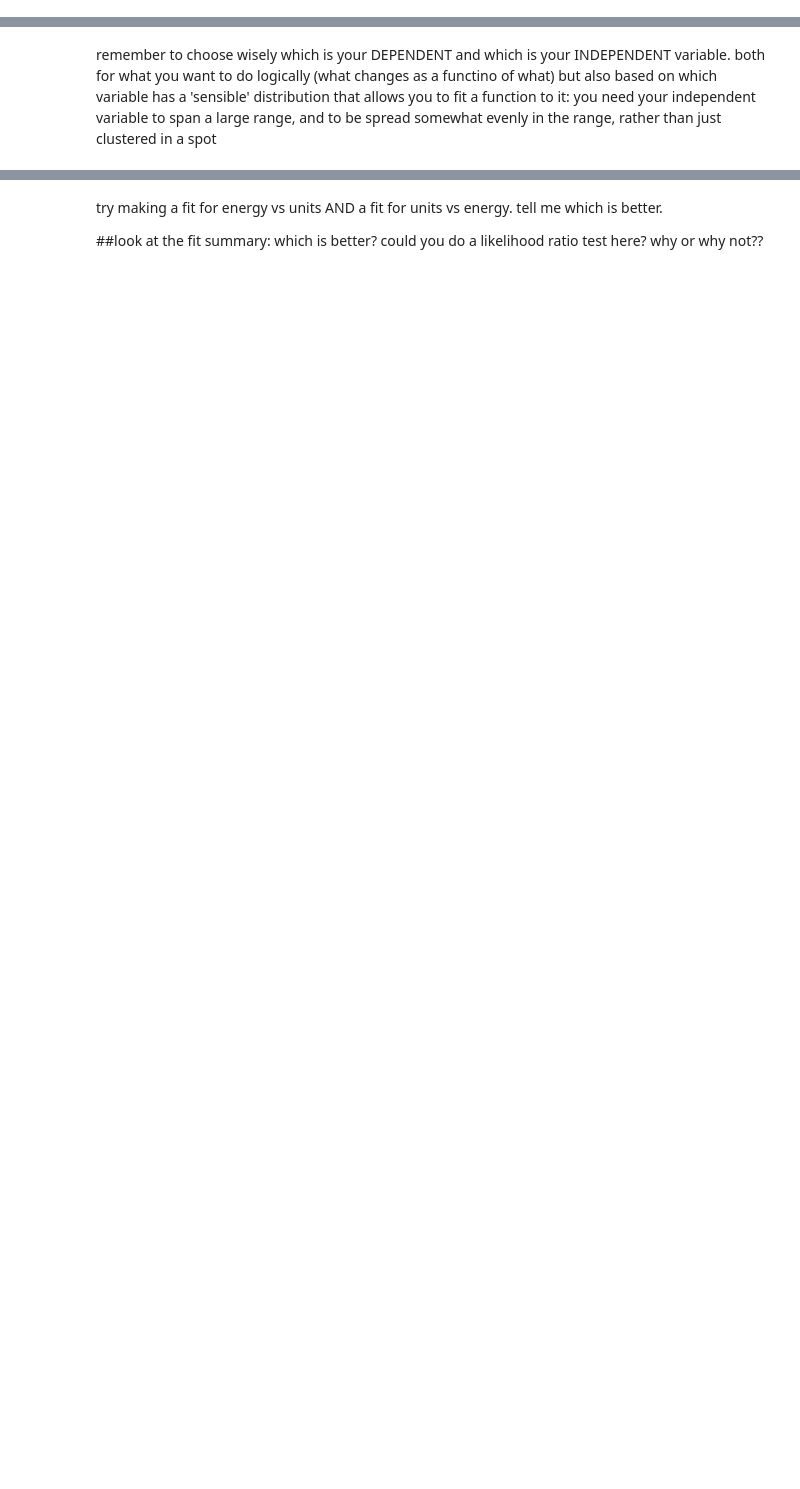
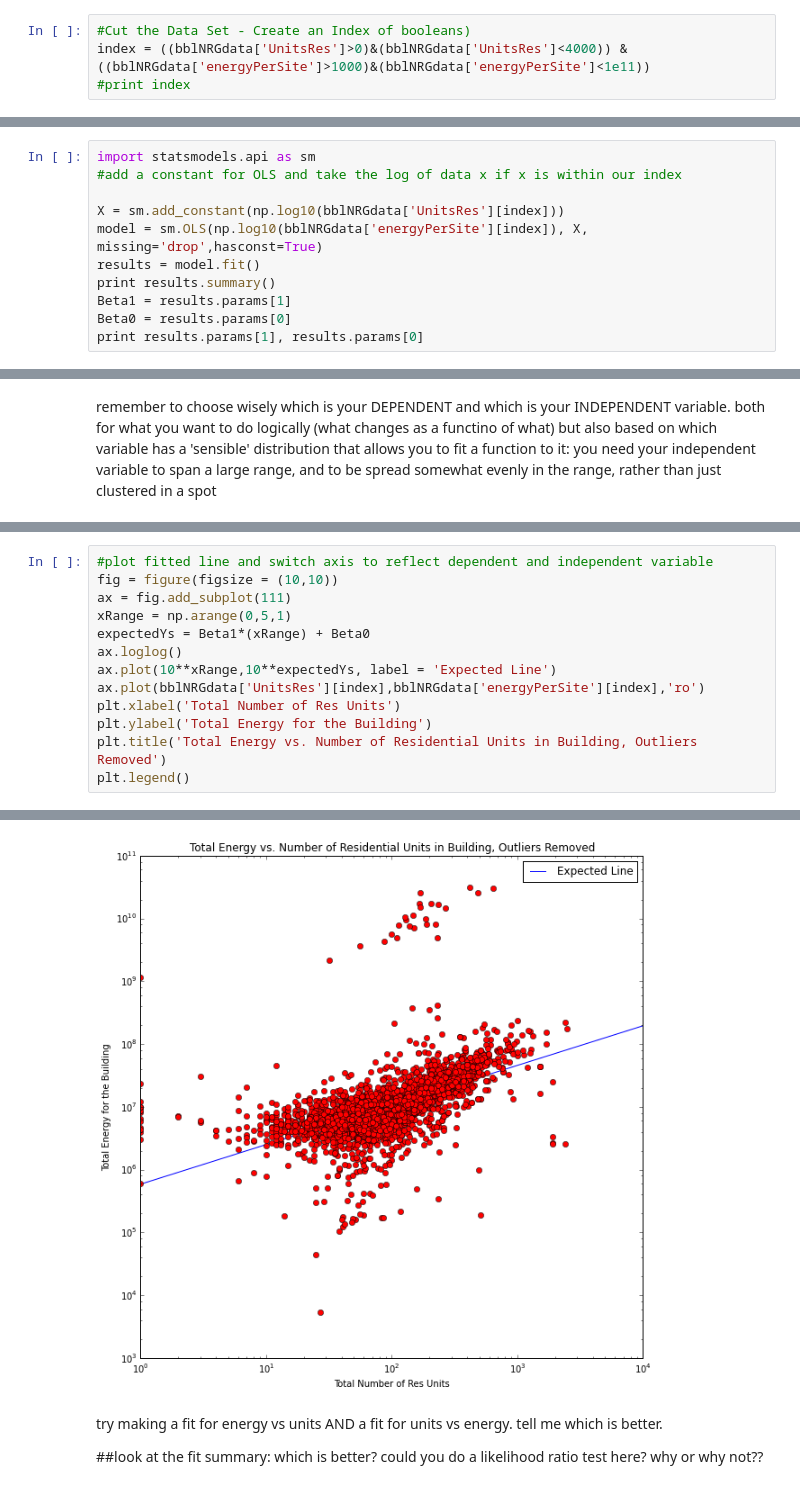
Before and after one commit to michellemho/PUI2015_mmh555, a Jupyter notebook: HW5/building_nrg_instructions.ipynb, the cells around one changed output, grey strips where cells are left out. Saved outputs shown, nothing was run; the diff lists cells and outputs as text; blank space fills up the shorter version.

```diff
--- a/HW5/building_nrg_instructions.ipynb
+++ b/HW5/building_nrg_instructions.ipynb
@@ -270,0 +290,4 @@ if you used statsmodels it would look something like this:
+# %%
+#Cut the Data Set - Create an Index of booleans)
+index = ((bblNRGdata['UnitsRes']>0)&(bblNRGdata['UnitsRes']<4000)) & ((bblNRGdata['energyPerSite']>1000)&(bblNRGdata['energyPerSite']<1e11))
+#print index
@@ -270,0 +304,11 @@ if you used statsmodels it would look something like this:
+# %%
+import statsmodels.api as sm
+#add a constant for OLS and take the log of data x if x is within our index
+
+X = sm.add_constant(np.log10(bblNRGdata['UnitsRes'][index]))
+model = sm.OLS(np.log10(bblNRGdata['energyPerSite'][index]), X, missing='drop',hasconst=True)
+results = model.fit()
+print results.summary()
+Beta1 = results.params[1]
+Beta0 = results.params[0]
+print results.params[1], results.params[0]
@@ -277,0 +338,14 @@ both for what you want to do logically (what changes as a functino of what) but
+# %%
+#plot fitted line and switch axis to reflect dependent and independent variable
+fig = figure(figsize = (10,10))
+ax = fig.add_subplot(111)
+xRange = np.arange(0,5,1)
+expectedYs = Beta1*(xRange) + Beta0
+ax.loglog()
+ax.plot(10**xRange,10**expectedYs, label = 'Expected Line')
+ax.plot(bblNRGdata['UnitsRes'][index],bblNRGdata['energyPerSite'][index],'ro')
+plt.xlabel('Total Number of Res Units')
+plt.ylabel('Total Energy for the Building')
+plt.title('Total Energy vs. Number of Residential Units in Building, Outliers Removed')
+plt.legend()
+# %% [output]
@@ -278,3 +353,4 @@ both for what you want to do logically (what changes as a functino of what) but
+[figure, added]
 # %% [markdown]
 try making a fit for energy vs units AND a fit for units vs energy.
 tell me which is better.
```
Also changed, not shown: parts of 20 cells of this notebook.
